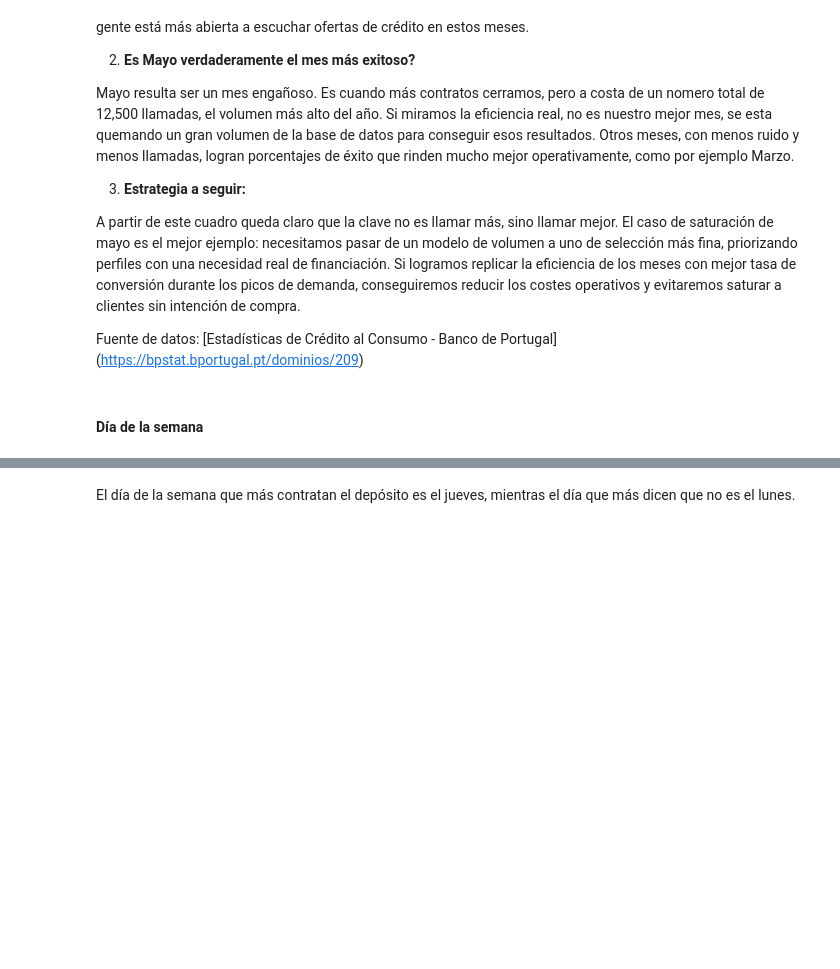
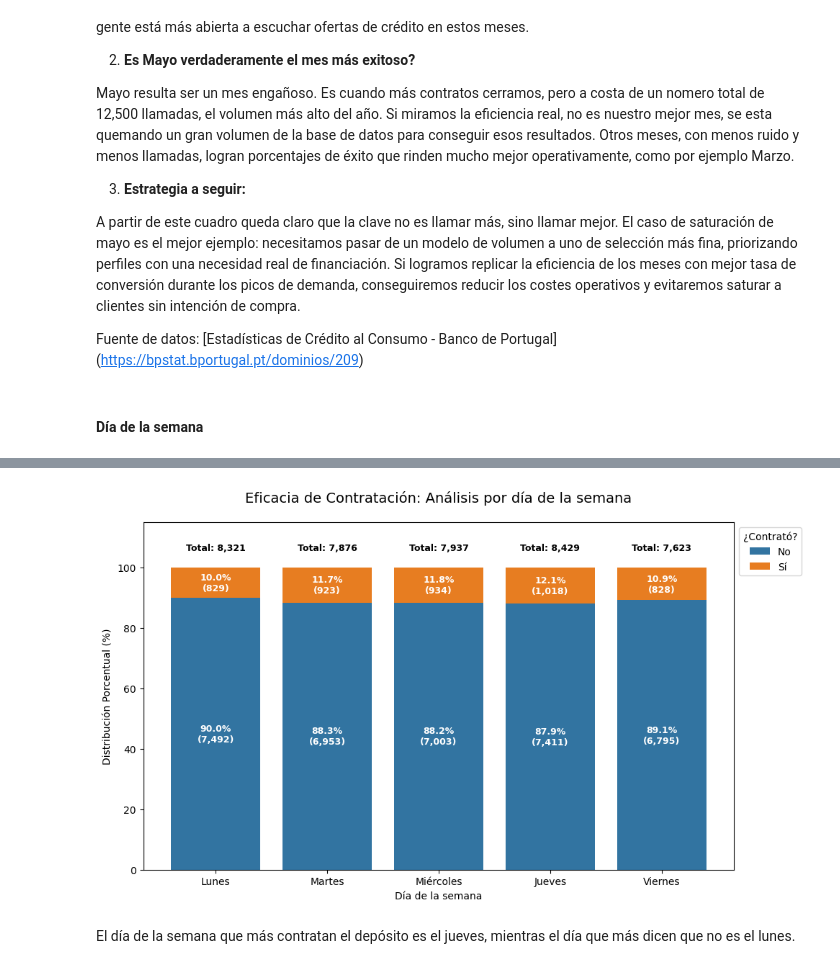
Before and after one commit to arnausans23/data-analytics-tfm, a Jupyter notebook: 1_analisis_datos_v2.ipynb, the cells around one changed output, grey strips where cells are left out. Saved outputs shown, nothing was run; the diff lists cells and outputs as text; code cells hidden in the pictures; blank space fills up the shorter version.

```diff
--- a/1_analisis_datos_v2.ipynb
+++ b/1_analisis_datos_v2.ipynb
@@ -1669,3 +1669,83 @@ plt.show()
+# %%
+trad_days = {
+    'mon': 'Lunes',
+    'tue': 'Martes',
+    'wed': 'Miércoles',
+    'thu': 'Jueves',
+    'fri': 'Viernes'
+}
+
+trad_result = {
+    'yes': 'Sí',
+    'no': 'No'
+}
+
+df_plot = df_clean.copy()
+df_plot['day_es'] = df_plot['day_of_week'].map(trad_days)
+df_plot['result_es'] = df_plot['Contratación'].map(trad_result)
+
+orden_dias = ['Lunes', 'Martes', 'Miércoles', 'Jueves', 'Viernes']
+
+# Conteo absoluto
+conteo_absoluto = pd.crosstab(df_plot['day_es'], df_plot['result_es']).reindex(orden_dias)
+totales_por_dia = conteo_absoluto.sum(axis=1)
+
+# Porcentajes
+df_pct = pd.crosstab(df_plot['day_es'], df_plot['result_es'], normalize='index') * 100
+df_pct = df_pct.reindex(orden_dias)
+
+# Plot
+ax = df_pct.plot(
+    kind='bar',
+    stacked=True,
+    figsize=(10, 6),
+    color=['#3274a1', "#e77d21"],
+    width=0.8
+)
+
+n_dias = len(orden_dias)
+
+# Etiquetas dentro de las barras
+for i, p in enumerate(ax.patches):
+    height = p.get_height()
+
+    if height > 5:
+
+        es_si = i >= n_dias
+        dia_idx = i % n_dias
+        columna = 'Sí' if es_si else 'No'
+
+        valor_real = conteo_absoluto.iloc[dia_idx][columna]
+        etiqueta = f'{height:.1f}%\n({int(valor_real):,})'
+
+        ax.text(
+            p.get_x() + p.get_width()/2,
+            p.get_y() + height/2,
+            etiqueta,
+            ha='center', va='center',
+            color='white', fontweight='bold', fontsize=9
+        )
+
+# Totales arriba
+for i, total in enumerate(totales_por_dia):
+    ax.text(
+        i, 105,
+        f'Total: {int(total):,}',
+        ha='center', va='bottom',
+        fontsize=9, fontweight='bold', color='black'
+    )
+
+# Estética final
+plt.title('Eficacia de Contratación: Análisis por día de la semana', fontsize=14, pad=20)
+plt.ylabel('Distribución Porcentual (%)')
+plt.xlabel('Día de la semana')
+plt.ylim(0, 115)
+plt.legend(title='¿Contrató?', bbox_to_anchor=(1.0, 1), loc='upper left')
+plt.xticks(rotation=0)
+plt.tight_layout()
+plt.show()
+# %% [output]
+[figure, added]
 # %% [markdown]
 El día de la semana que más contratan el depósito es el jueves, mientras el día que más dicen que no es el lunes.
 # %% [markdown]
```
Also changed, not shown: parts of 38 cells of this notebook.
